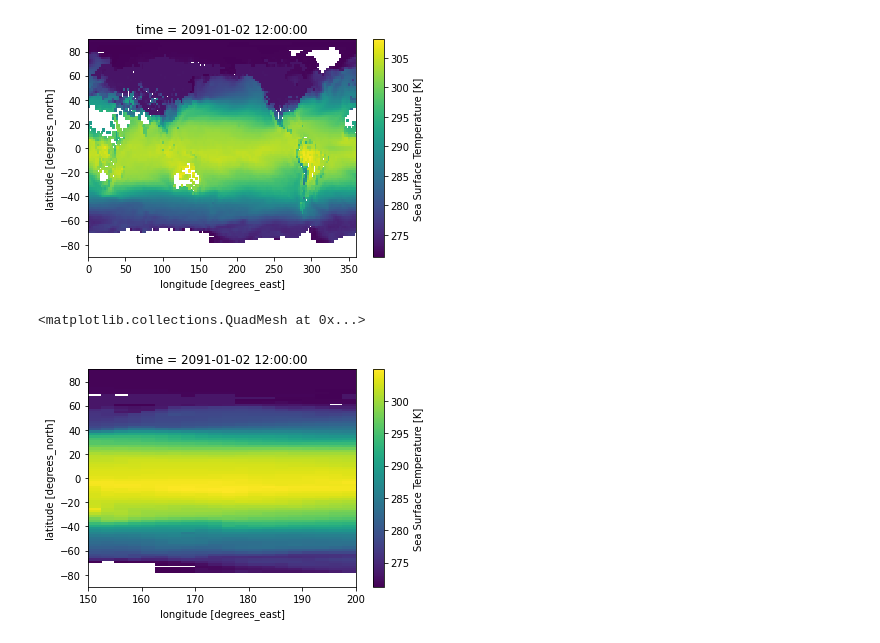
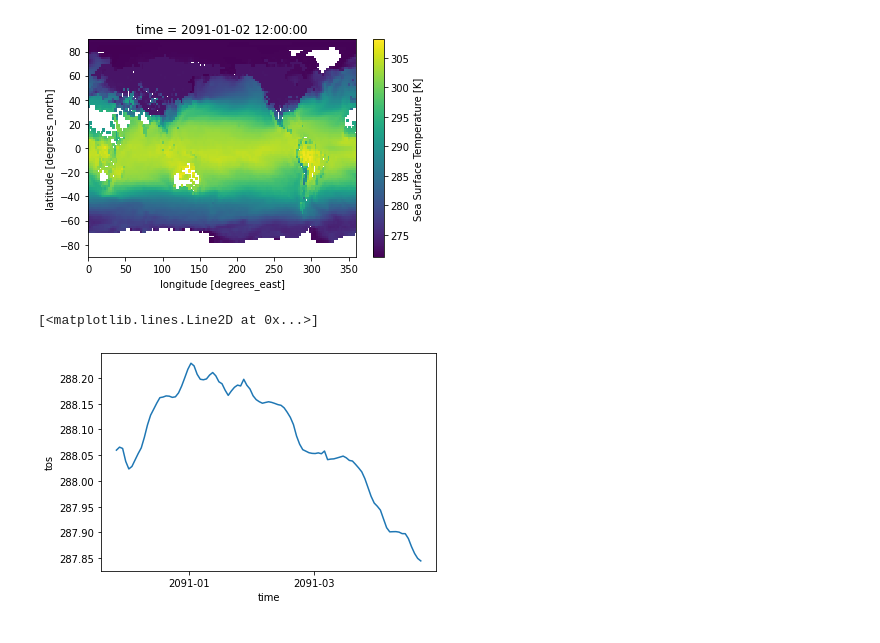
Before and after one commit to t3bol90/personal_blog, a Jupyter notebook: _notebooks/2020-11-09-introduction_to_python.ipynb, the cells around one changed output. Cells and saved outputs as stored; diff of their text form; code cells hidden in the pictures.

```diff
--- a/_notebooks/2020-11-09-introduction_to_python.ipynb
+++ b/_notebooks/2020-11-09-introduction_to_python.ipynb
@@ -488,7 +486,9 @@ ds.isel(time = 1).tos.plot()
 <matplotlib.collections.QuadMesh at 0x...>
 [figure]
 # %%
-ds.sel(lon = slice(150,200)).isel(time = 1).tos.plot()
+tmp = ds.sel(lon = slice(150,200)).isel(time = slice(1,100)).tos.mean(["lon","lat"])
-# %% [output]
-<matplotlib.collections.QuadMesh at 0x...>
-[figure, removed]
+# %%
+tmp.plot()
+# %% [output]
+[<matplotlib.lines.Line2D at 0x...>]
+[figure, added]
```
Also changed, not shown: parts of 9 cells of this notebook, 2 other files.
